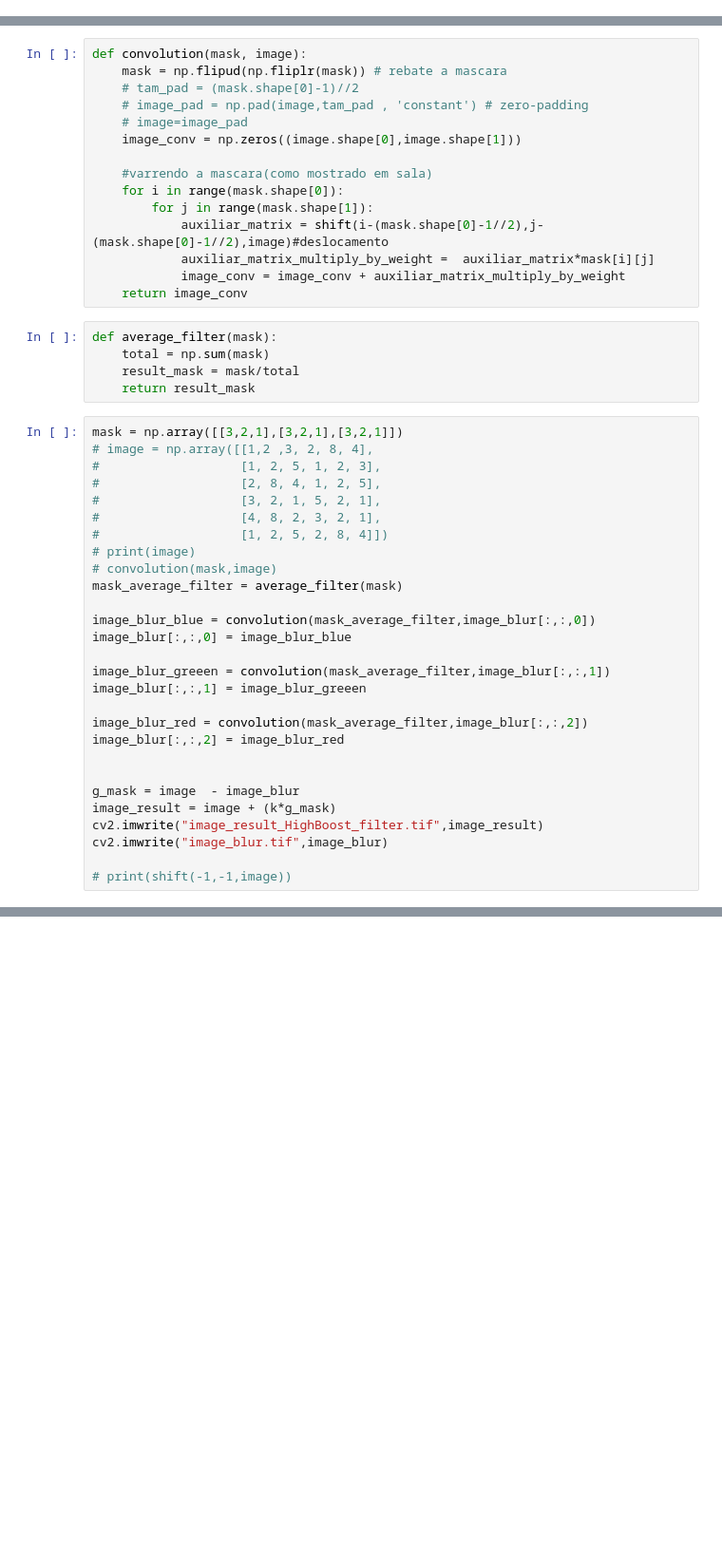
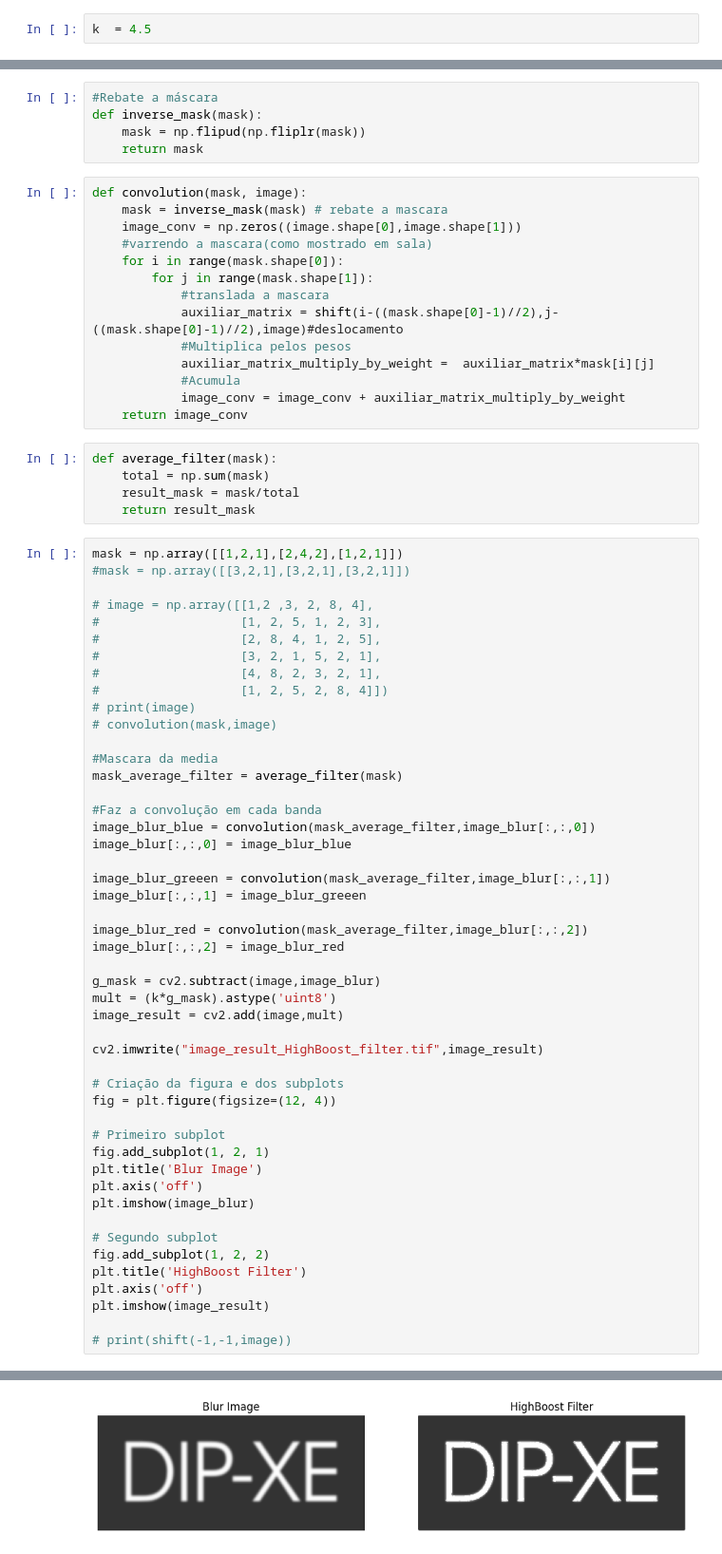
Before and after one commit to Vitor06/HighBoost-filtering, a Jupyter notebook: high_boost.ipynb, the cells around one changed output, grey strips where cells are left out. Shown at 95% size. Saved outputs shown, nothing was run; the diff lists cells and outputs as text; blank space fills up the shorter version.

```diff
--- a/high_boost.ipynb
+++ b/high_boost.ipynb
@@ -9,3 +30,5 @@ k  = 3
+# %%
+k  = 4.5
 # %%
 
 def shift(dx, dy, image):
@@ -30,17 +52,21 @@ def shift(dx, dy, image):
     return image
+# %%
+#Rebate a máscara
+def inverse_mask(mask):
+    mask = np.flipud(np.fliplr(mask))
+    return mask
 # %%
 def convolution(mask, image):
-    mask = np.flipud(np.fliplr(mask)) # rebate a mascara
-    # tam_pad = (mask.shape[0]-1)//2
-    # image_pad = np.pad(image,tam_pad , 'constant') # zero-padding
-    # image=image_pad
+    mask = inverse_mask(mask) # rebate a mascara
     image_conv = np.zeros((image.shape[0],image.shape[1]))
-
     #varrendo a mascara(como mostrado em sala)
     for i in range(mask.shape[0]):
         for j in range(mask.shape[1]):
-            auxiliar_matrix = shift(i-(mask.shape[0]-1//2),j-(mask.shape[0]-1//2),image)#deslocamento
+            #translada a mascara
+            auxiliar_matrix = shift(i-((mask.shape[0]-1)//2),j-((mask.shape[0]-1)//2),image)#deslocamento
+            #Multiplica pelos pesos
             auxiliar_matrix_multiply_by_weight =  auxiliar_matrix*mask[i][j]
+            #Acumula
             image_conv = image_conv + auxiliar_matrix_multiply_by_weight
     return image_conv
 # %%
@@ -49,7 +75,9 @@ def average_filter(mask):
     result_mask = mask/total
     return result_mask
 # %%
-mask = np.array([[3,2,1],[3,2,1],[3,2,1]])
+mask = np.array([[1,2,1],[2,4,2],[1,2,1]])
+#mask = np.array([[3,2,1],[3,2,1],[3,2,1]])
+
 # image = np.array([[1,2 ,3, 2, 8, 4],
 #                   [1, 2, 5, 1, 2, 3],
 #                   [2, 8, 4, 1, 2, 5],
@@ -58,8 +86,11 @@ mask = np.array([[3,2,1],[3,2,1],[3,2,1]])
 #                   [1, 2, 5, 2, 8, 4]])
 # print(image)
 # convolution(mask,image)
+
+#Mascara da media
 mask_average_filter = average_filter(mask)
 
+#Faz a convolução em cada banda
 image_blur_blue = convolution(mask_average_filter,image_blur[:,:,0])
 image_blur[:,:,0] = image_blur_blue
 
@@ -69,11 +100,26 @@ image_blur[:,:,1] = image_blur_greeen
 image_blur_red = convolution(mask_average_filter,image_blur[:,:,2])
 image_blur[:,:,2] = image_blur_red
 
+g_mask = cv2.subtract(image,image_blur)
+mult = (k*g_mask).astype('uint8')
+image_result = cv2.add(image,mult)
 
-g_mask = image  - image_blur
-image_result = image + (k*g_mask)
 cv2.imwrite("image_result_HighBoost_filter.tif",image_result)
-cv2.imwrite("image_blur.tif",image_blur)
+
+# Criação da figura e dos subplots
+fig = plt.figure(figsize=(12, 4))
+
+# Primeiro subplot
+fig.add_subplot(1, 2, 1)
+plt.title('Blur Image')
+plt.axis('off')
+plt.imshow(image_blur)
+
+# Segundo subplot
+fig.add_subplot(1, 2, 2)
+plt.title('HighBoost Filter')
+plt.axis('off')
+plt.imshow(image_result)
 
 # print(shift(-1,-1,image))
 # %% [output]
@@ -80,0 +127 @@ True
+[figure, added]
```
Also changed, not shown: parts of 13 cells of this notebook, 2 other files.
